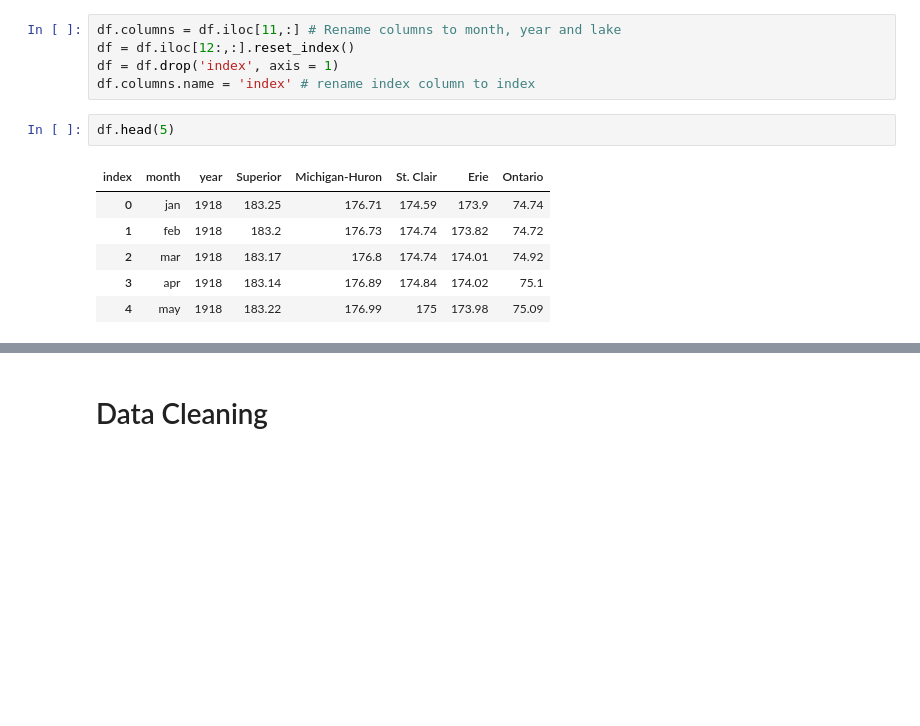
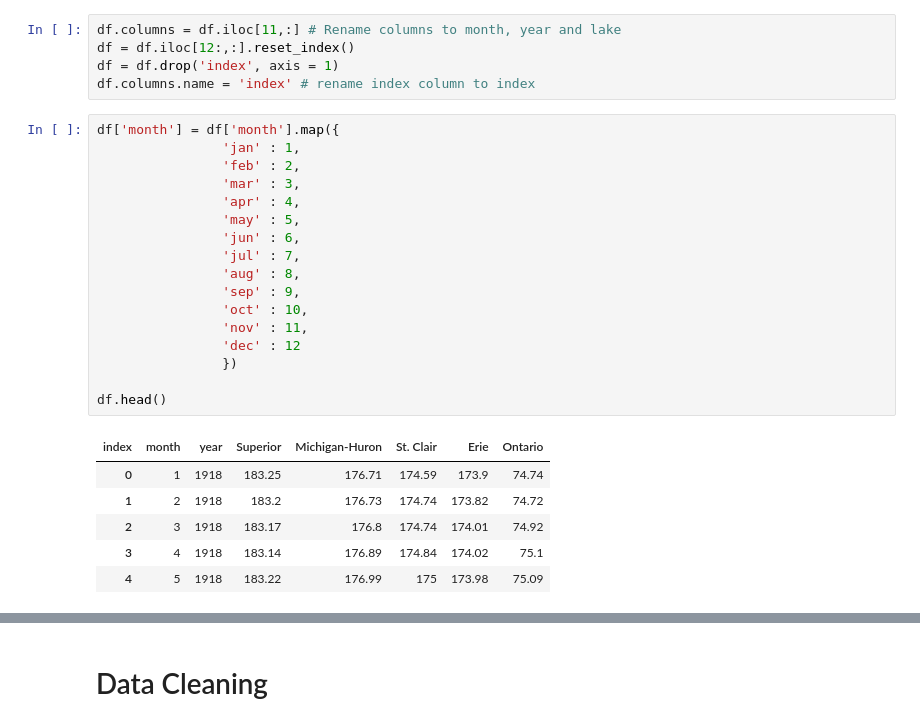
Before and after one commit to EmilioD19/Math-42-Final-Project, a Jupyter notebook: Final Project-Math42.ipynb, the cells around one changed output, grey strips where cells are left out. Cells and saved outputs as stored; diff of their text form; blank space fills up the shorter version.

```diff
--- a/Final Project-Math42.ipynb
+++ b/Final Project-Math42.ipynb
@@ -49,12 +49,27 @@ df.columns = df.iloc[11,:] # Rename columns to month, year and lake
 df = df.iloc[12:,:].reset_index()
 df = df.drop('index', axis = 1)
 df.columns.name = 'index' # rename index column to index
-# %%
-df.head(5)
-# %% [output]
-| index | month | year | Superior | Michigan-Huron | St. Clair | Erie | Ontario |
-| 0 | jan | 1918 | 183.25 | 176.71 | 174.59 | 173.9 | 74.74 |
-| 1 | feb | 1918 | 183.2 | 176.73 | 174.74 | 173.82 | 74.72 |
-| 2 | mar | 1918 | 183.17 | 176.8 | 174.74 | 174.01 | 74.92 |
-| 3 | apr | 1918 | 183.14 | 176.89 | 174.84 | 174.02 | 75.1 |
-| 4 | may | 1918 | 183.22 | 176.99 | 175 | 173.98 | 75.09 |
+# %%
+df['month'] = df['month'].map({
+                'jan' : 1,
+                'feb' : 2,
+                'mar' : 3,
+                'apr' : 4,
+                'may' : 5,
+                'jun' : 6,
+                'jul' : 7,
+                'aug' : 8,
+                'sep' : 9,
+                'oct' : 10,
+                'nov' : 11,
+                'dec' : 12
+                })
+
+df.head()
+# %% [output]
+| index | month | year | Superior | Michigan-Huron | St. Clair | Erie | Ontario |
+| 0 | 1 | 1918 | 183.25 | 176.71 | 174.59 | 173.9 | 74.74 |
+| 1 | 2 | 1918 | 183.2 | 176.73 | 174.74 | 173.82 | 74.72 |
+| 2 | 3 | 1918 | 183.17 | 176.8 | 174.74 | 174.01 | 74.92 |
+| 3 | 4 | 1918 | 183.14 | 176.89 | 174.84 | 174.02 | 75.1 |
+| 4 | 5 | 1918 | 183.22 | 176.99 | 175 | 173.98 | 75.09 |
```
Also changed, not shown: parts of 6 cells of this notebook.
